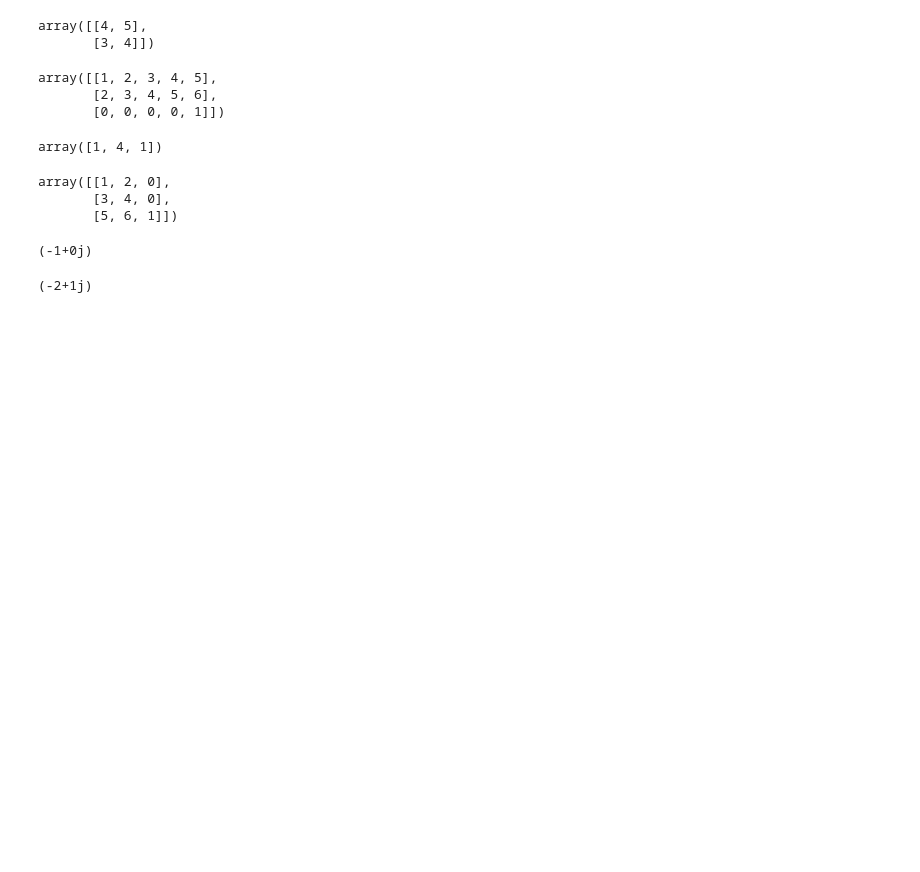
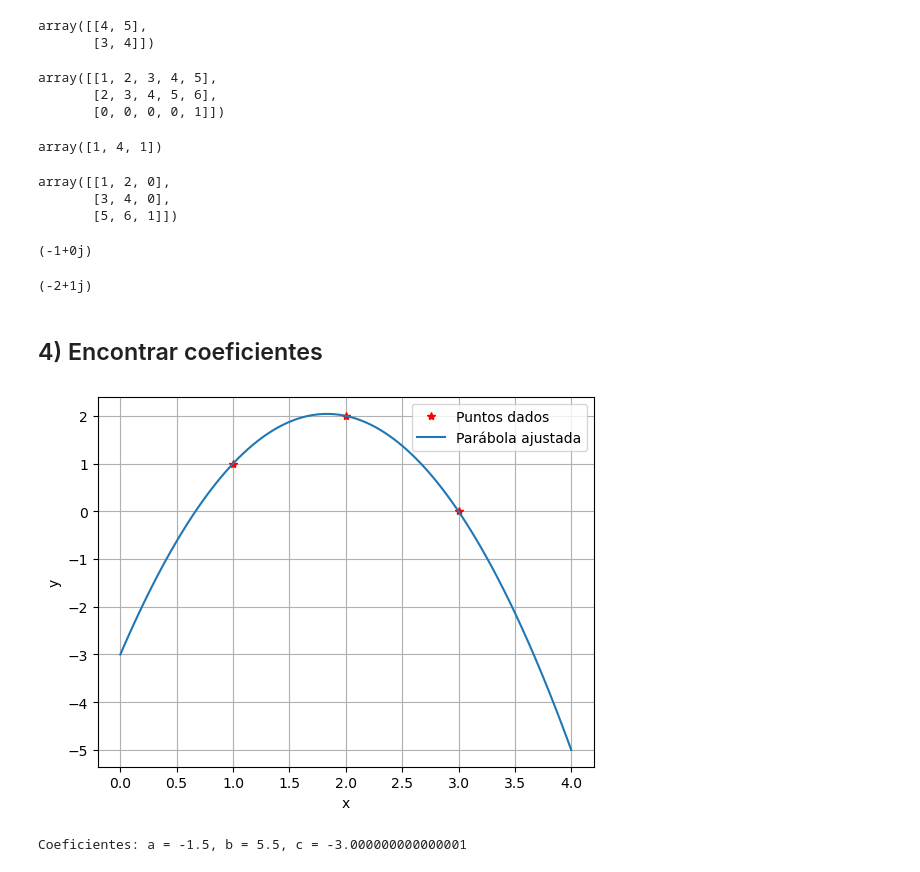
Before and after one commit to malei-dc/ALC, a Jupyter notebook: Guias-Ejercicios/Practica1/practica1.ipynb, the cells around one changed output. Saved outputs shown, nothing was run; the diff lists cells and outputs as text; code cells hidden in the pictures; blank space fills up the shorter version.

```diff
--- a/Guias-Ejercicios/Practica1/practica1.ipynb
+++ b/Guias-Ejercicios/Practica1/practica1.ipynb
@@ -69,3 +69,47 @@ array([[1, 2, 0],
 (1+2j)*1j
 # %% [output]
 (-2+1j)
+# %% [markdown]
+## 4) Encontrar coeficientes
+# %%
+import numpy as np
+import matplotlib.pyplot as plt
+
+# Definimos la matriz del sistema Ax = B
+A = np.array([
+    [1**2, 1, 1],  # Ecuación para x = 1, y = 1
+    [2**2, 2, 1],  # Ecuación para x = 2, y = 2
+    [3**2, 3, 1]   # Ecuación para x = 3, y = 0
+])
+
+B = np.array([1, 2, 0])  # Vector de términos independientes
+
+# Resolvemos el sistema de ecuaciones
+coeffs = np.linalg.solve(A, B)  # Calculamos [a, b, c]
+
+a, b, c = coeffs  # Extraemos los coeficientes
+
+# Definimos los puntos dados
+xx = np.array([1, 2, 3])
+yy = np.array([1, 2, 0])
+
+# Generamos una serie de valores de x para la curva
+x = np.linspace(0, 4, 100)
+
+# Definimos la función de la parábola
+f = lambda t: a * t**2 + b * t + c
+
+# Graficamos los puntos y la curva
+plt.plot(xx, yy, 'r*', label='Puntos dados')  # Puntos originales
+plt.plot(x, f(x), label='Parábola ajustada')  # Curva de la parábola
+plt.xlabel("x")
+plt.ylabel("y")
+plt.legend()
+plt.grid()
+plt.show()
+
+# Imprimimos los coeficientes
+print(f"Coeficientes: a = {a}, b = {b}, c = {c}")
+# %% [output]
+[figure, added]
+Coeficientes: a = -1.5, b = 5.5, c = -3.000000000000001
```
Also changed, not shown: parts of 1 cell of this notebook, 1 other file.
